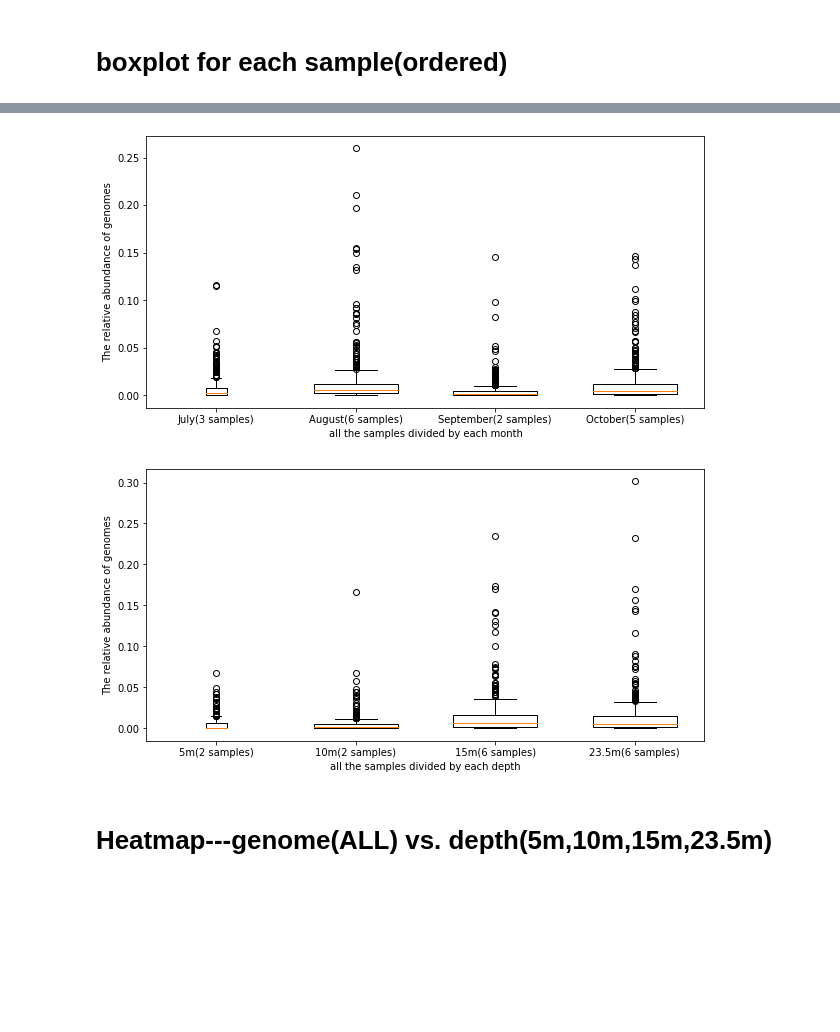
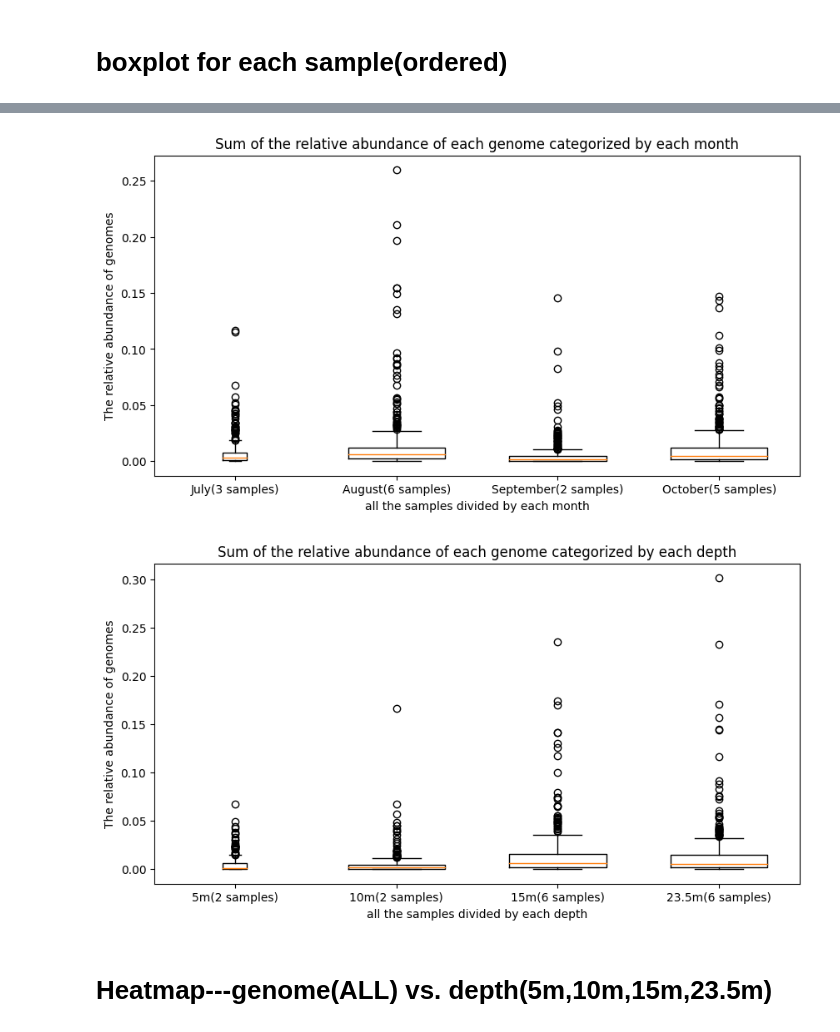
Before and after one commit to solislemuslab/lake-microbiome-data-analysis, a Jupyter notebook: lake-microbiome.ipynb, the cells around one changed output, grey strips where cells are left out. Cells and saved outputs as stored; diff of their text form; code cells hidden in the pictures; blank space fills up the shorter version.

```diff
--- a/lake-microbiome.ipynb
+++ b/lake-microbiome.ipynb
@@ -53,3 +53,5 @@ data
 | 2020-08-05_23.5m | 0.003642 | 0.00016 | 0.001602 | 0.000863 | ... |
 | 2020-08-05_10m | 0.010898 | 0.000015 | 0.000597 | 0.001701 | ... |
 16 rows × 431 columns
+# %%
+data=pd.read_csv("t_count.csv")
@@ -461,28 +644,30 @@ plt.show()
 # %%
 #for each month, count the total
 july=data_sorted.iloc[0:3].sum()
 aug=data_sorted.iloc[3:9].sum()
 sep=data_sorted.iloc[9:11].sum()
 october=data_sorted.iloc[11:16].sum()
 
 # fig, ax = plt.subplots()
 fig, ax = plt.subplots(figsize=(10,5))
 
 
 ax.boxplot(july)
 ax.boxplot(aug,positions=[2], widths=0.6)
 ax.boxplot(sep,positions=[3], widths=0.6)
 ax.boxplot(october,positions=[4], widths=0.6)
 
 labels = ['July(3 samples)','August(6 samples)','September(2 samples)','October(5 samples)']
 ax.set_xticklabels(labels)
 
 plt.xlabel('all the samples divided by each month')
 plt.ylabel('The relative abundance of genomes')
+plt.title('Sum of the relative abundance of each genome categorized by each month')
+plt.savefig('Figures/month_abundance.png', dpi=200)
 plt.show()
 #august has more outliers than all the other months
 # %% [output]
-[figure, old version]
+[figure, new version]
 # %%
 #organized them based on depth 5,10,15,23.5
 five=data_sorted.loc[['2020-07-24_5m','2020-10-19_5m']].sum()
@@ -502,10 +687,12 @@ ax.set_xticklabels(labels)
 
 plt.xlabel('all the samples divided by each depth')
 plt.ylabel('The relative abundance of genomes')
+plt.title('Sum of the relative abundance of each genome categorized by each depth')
+plt.savefig('Figures/depth_abundance.png', dpi=200)
 plt.show()
 #deper depth more outliers
 # %% [output]
-[figure, old version]
+[figure, new version]
 # %% [markdown]
 # Heatmap---genome(ALL) vs. depth(5m,10m,15m,23.5m)
 # %%
```
Also changed, not shown: parts of 65 cells of this notebook, 2 other files.
